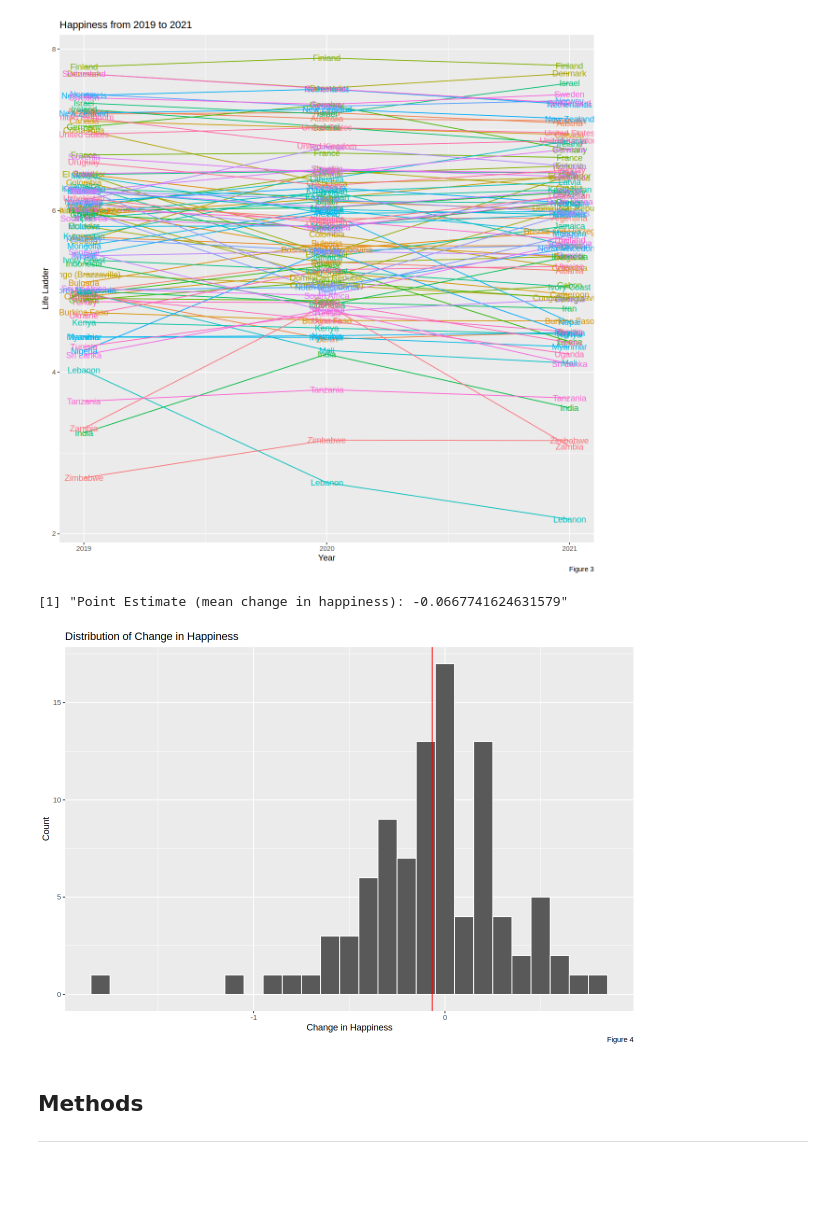
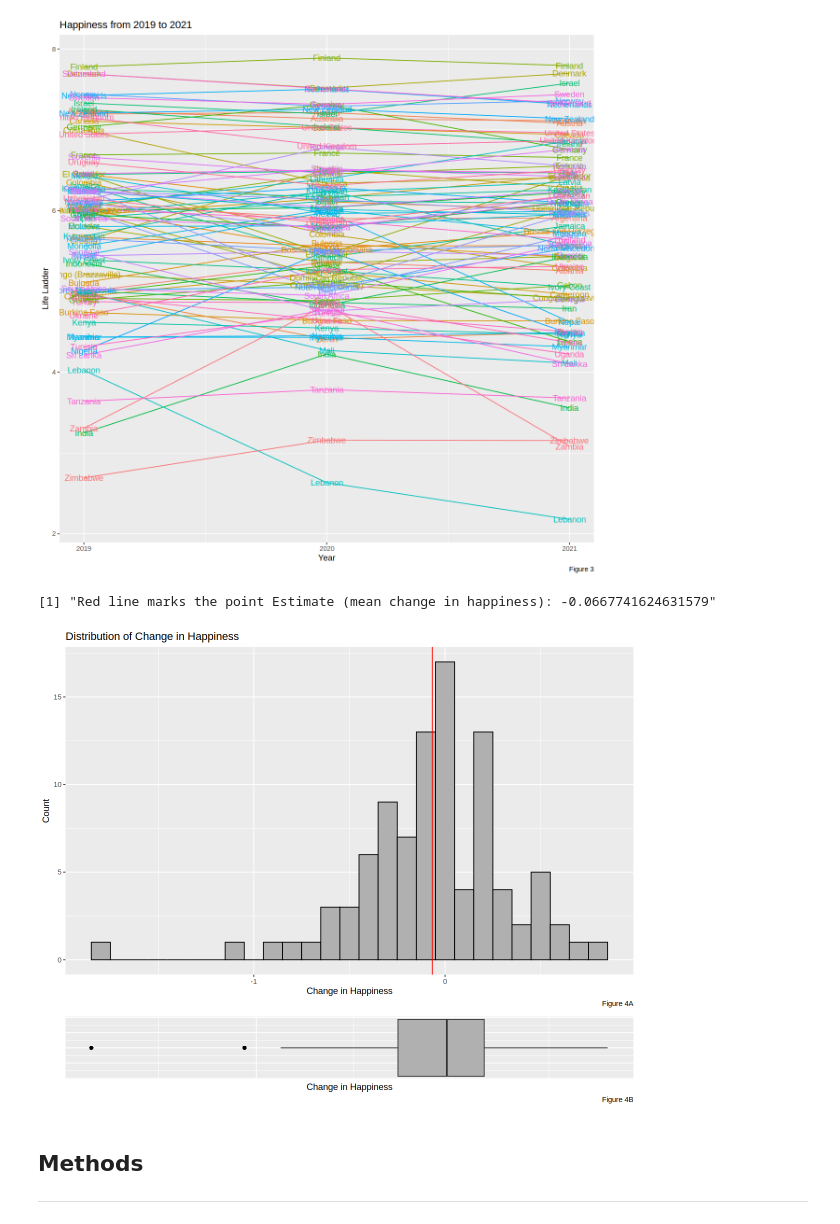
Before and after one commit to ericpien/Impact-of-COVID-19-on-Happiness, a Jupyter notebook: proposal.ipynb, the cells around one changed output. Saved outputs shown, nothing was run; the diff lists cells and outputs as text; code cells hidden in the pictures; blank space fills up the shorter version.

Commit message:
Add boxplot + modify H0.

```diff
--- a/proposal.ipynb
+++ b/proposal.ipynb
@@ -159,27 +159,43 @@ happiness_trail
 # %%
 # Change Mean from 2021 to 2019
 change_2019_2021 <- happiness_data_wide_life_ladder |>
     select(country_name,`2019`,`2021`) |>
     drop_na() |>
     group_by(country_name) |>
     mutate(change = `2021`-`2019`)
 
 # Mean Change
 mean_point_estimate <- mean(change_2019_2021$change)
 
 # Print the mean change
-sprintf("Point Estimate (mean change in happiness): %0.16f", mean_point_estimate)
+sprintf("Red line marks the point Estimate (mean change in happiness): %0.16f", mean_point_estimate)
 
 # Plot the Distribution
-options(repr.plot.width = 10, repr.plot.height = 7)
-change_2019_2021 |>
+options(repr.plot.width = 10, repr.plot.height = 8)
+change_histogram <- change_2019_2021 |>
     ggplot(aes(x=change)) +
-    geom_histogram(binwidth = 0.1, color="white") +
+    geom_histogram(fill = "grey69", binwidth = 0.1, color="black") +
     geom_vline(xintercept=mean(change_2019_2021$change),color="red") +
-    labs(x="Change in Happiness",y="Count",title="Distribution of Change in Happiness", caption = "Figure 4")
+    labs(x="Change in Happiness",y="Count",title="Distribution of Change in Happiness", caption = "Figure 4A")
+
+# Plot the Box Plot
+change_boxplot <- change_2019_2021 |>
+        ggplot(aes(x=change)) +
+        geom_boxplot(fill = "grey69", outlier.colour="black", outlier.shape=16,
+                 outlier.size=2, notch=FALSE) +
+        labs(x="Change in Happiness", caption = "Figure 4B") +
+        theme(
+            axis.text.y=element_blank(),
+            axis.ticks.y=element_blank(),
+            axis.text.x=element_blank(),
+            axis.ticks.x=element_blank()
+        )
+
+# Combine the boxplot and histogram together with cowplot
+plot_grid(change_histogram, change_boxplot, ncol = 1, rel_heights = c(2, 0.5), align = 'v')
 # %% [output]
-[1] "Point Estimate (mean change in happiness): -0.0667741624631579"
+[1] "Red line marks the point Estimate (mean change in happiness): -0.0667741624631579"
-[figure, old version]
+[figure, new version]
 # %% [markdown]
 ## Methods
 ___
```
Also changed, not shown: parts of 2 cells of this notebook.
